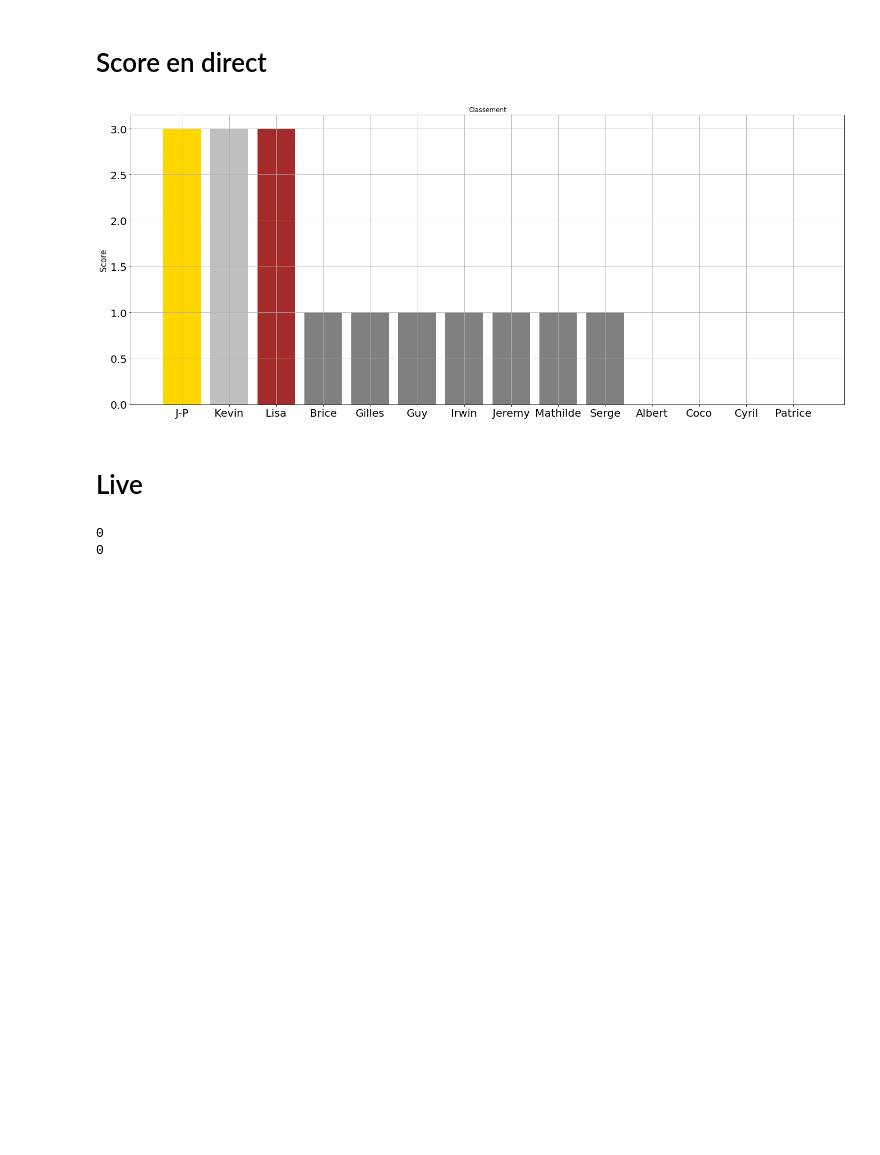
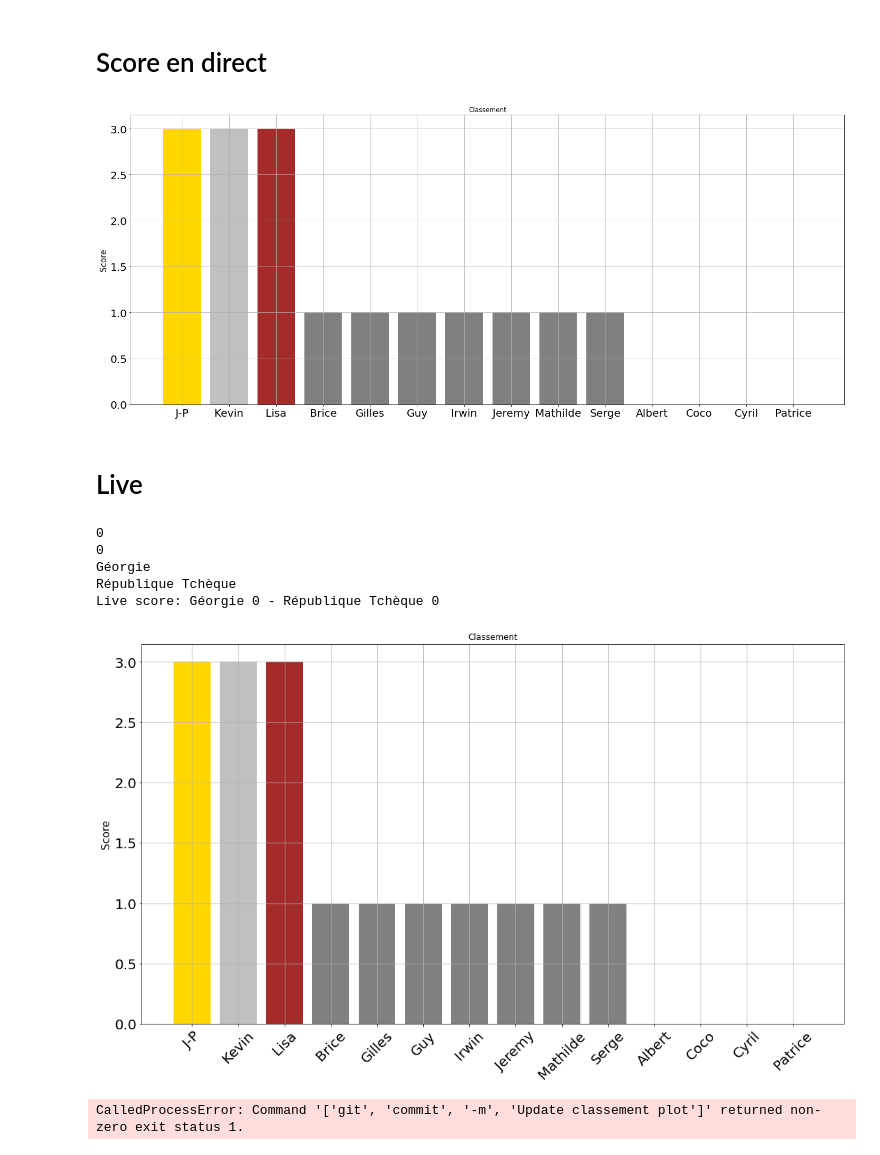
Before and after one commit to coraliegrobel/Classement, a Jupyter notebook: test2.ipynb, the cells around one changed output. Drawn from its saved outputs; the diff is of its cells as text; code cells hidden in the pictures; blank space fills up the shorter version.

Commit message:
Update classement plot

```diff
--- a/test2.ipynb
+++ b/test2.ipynb
@@ -173,10 +173,14 @@ while True:
         exterieur = container.find_element(By.CSS_SELECTOR, "#detail > div.duelParticipant > div.duelParticipant__score > div > div.detailScore__wrapper.detailScore__live > span:nth-child(3)")
         print(exterieur.text)
         home_team = container.find_element(By.CSS_SELECTOR,"#detail > div.duelParticipant > div.duelParticipant__home > div.participant__participantNameWrapper > div.participant__participantName.participant__overflow > a")
-        print(home_team)
+        print(home_team.text)
         ext_team = container.find_element(By.CSS_SELECTOR, "#detail > div.duelParticipant > div.duelParticipant__away > div.participant__participantNameWrapper > div.participant__participantName.participant__overflow > a")
-        print(ext_team)
+        print(ext_team.text)
+        live_score_text = f"Live score: {home_team.text} {domicile.text} - {exterieur.text} {ext_team.text}"
+        print(live_score_text)
 
+        with open('live_score.html', 'w') as f:
+            f.write(f"<p>{live_score_text}</p>")
         df['Georg - Tcheq score_final'] = str(domicile.text) + "-" + str(exterieur.text)
         s = "Georg - Tcheq points"
         a = "Georg - Tcheq real winner"
@@ -192,31 +196,36 @@ while True:
         df['total_score'] = df[score_columns].sum(axis=1)
         test = pd.DataFrame(df.groupby(["Participants"])["total_score"].max().sort_values(ascending=False))
         test.reset_index(inplace = True)
         affichage_2 = df[affichage].sort_values("total_score", ascending=False)
         affichage_2.to_html('classement_table.html', index=False)
         plt.figure(figsize=(18, 10))
         plt.bar(test["Participants"],test["total_score"], color=['gold', 'silver', 'brown', "grey","grey","grey","grey","grey","grey","grey","grey","grey"])
 
         plt.ylabel('Score',fontsize=15)
         plt.title('Classement')
         plt.xticks(fontsize = 20, rotation = 45)
         plt.yticks(fontsize = 20)
         plt.grid(True)
         plt.savefig('classement.png')
         plt.show()
         plt.close
 
 
         status_output = subprocess.run(['git', 'status', '--porcelain'], capture_output=True, text=True).stdout.strip()
 
         if status_output:
-            subprocess.run(['git', 'add', 'classement.png', 'index.html', 'classement_table.html',"test2.ipynb", "index.html"], check=True)
+            subprocess.run(['git', 'add', 'classement.png', 'index.html', 'classement_table.html',"test2.ipynb", "index.html","live_score.html"], check=True)
             subprocess.run(['git', 'commit', '-m', 'Update classement plot'], check=True)
             subprocess.run(['git', 'push'], check=True)
     finally:
         driver.quit()
     # Sleep for 4 minutes (4 minutes * 60 seconds)
     time.sleep(4 * 60)
 # %% [output]
 0
 0
+Géorgie
+République Tchèque
+Live score: Géorgie 0 - République Tchèque 0
+[figure, added]
+CalledProcessError: Command '['git', 'commit', '-m', 'Update classement plot']' returned non-zero exit status 1.
```
Also changed, not shown: 2 other files.
